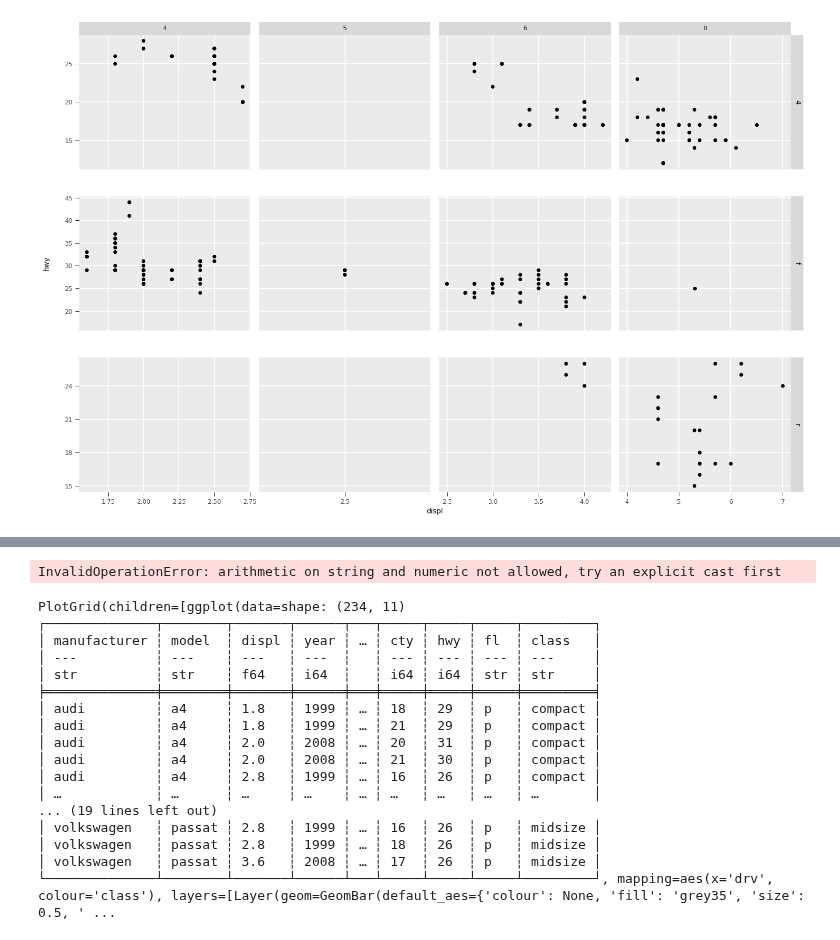
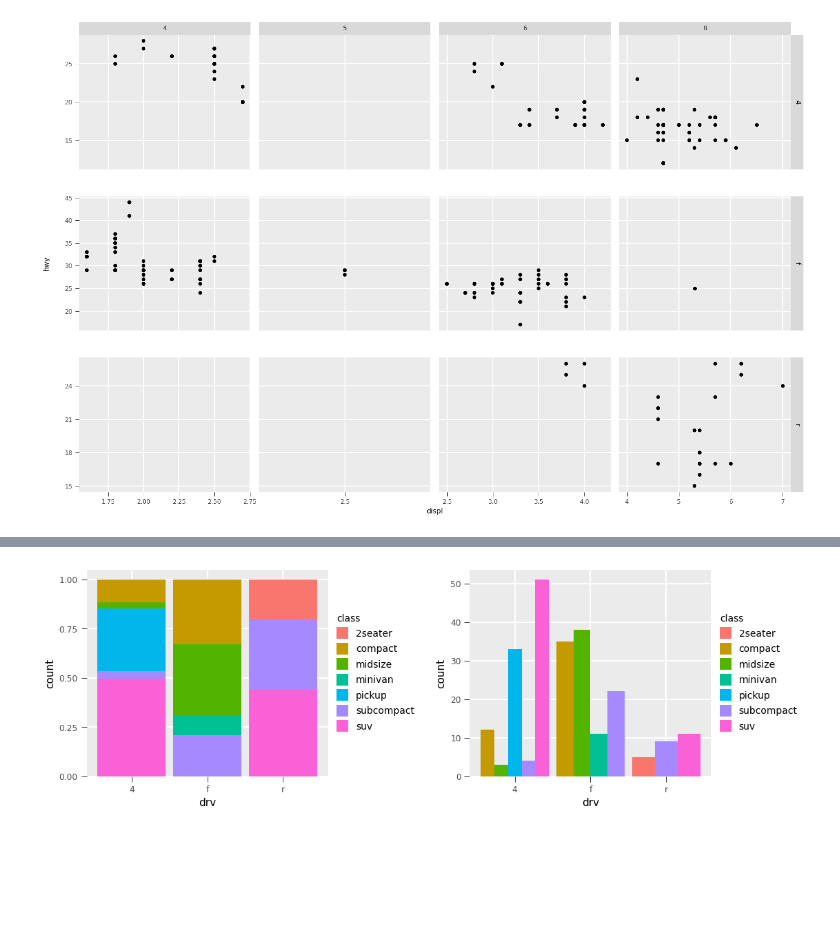
Before and after one commit to huangziwei/hea, a Jupyter notebook: example/books/dataframe.ipynb, the cells around one changed output, grey strips where cells are left out. Drawn from its saved outputs; the diff is of its cells as text; code cells hidden in the pictures; blank space fills up the shorter version.

```diff
--- a/example/books/dataframe.ipynb
+++ b/example/books/dataframe.ipynb
@@ -1200,26 +1184,9 @@ p1+p2
 # %%
 p1 = mpg.ggplot(x="drv", fill="class").geom_bar(position="fill")
-p2 = mpg.ggplot(x="drv", color="class").geom_bar(position="dodge")
+p2 = mpg.ggplot(x="drv", fill="class").geom_bar(position="dodge")
 p1+p2
 # %% [output]
-InvalidOperationError: arithmetic on string and numeric not allowed, try an explicit cast first
-PlotGrid(children=[ggplot(data=shape: (234, 11)
-┌──────────────┬────────┬───────┬──────┬───┬─────┬─────┬─────┬─────────┐
-│ manufacturer ┆ model  ┆ displ ┆ year ┆ … ┆ cty ┆ hwy ┆ fl  ┆ class   │
-│ ---          ┆ ---    ┆ ---   ┆ ---  ┆   ┆ --- ┆ --- ┆ --- ┆ ---     │
-│ str          ┆ str    ┆ f64   ┆ i64  ┆   ┆ i64 ┆ i64 ┆ str ┆ str     │
-╞══════════════╪════════╪═══════╪══════╪═══╪═════╪═════╪═════╪═════════╡
-│ audi         ┆ a4     ┆ 1.8   ┆ 1999 ┆ … ┆ 18  ┆ 29  ┆ p   ┆ compact │
-│ audi         ┆ a4     ┆ 1.8   ┆ 1999 ┆ … ┆ 21  ┆ 29  ┆ p   ┆ compact │
-│ audi         ┆ a4     ┆ 2.0   ┆ 2008 ┆ … ┆ 20  ┆ 31  ┆ p   ┆ compact │
-│ audi         ┆ a4     ┆ 2.0   ┆ 2008 ┆ … ┆ 21  ┆ 30  ┆ p   ┆ compact │
-│ audi         ┆ a4     ┆ 2.8   ┆ 1999 ┆ … ┆ 16  ┆ 26  ┆ p   ┆ compact │
-│ …            ┆ …      ┆ …     ┆ …    ┆ … ┆ …   ┆ …   ┆ …   ┆ …       │
-... (19 lines left out)
-│ volkswagen   ┆ passat ┆ 2.8   ┆ 1999 ┆ … ┆ 16  ┆ 26  ┆ p   ┆ midsize │
-│ volkswagen   ┆ passat ┆ 2.8   ┆ 1999 ┆ … ┆ 18  ┆ 26  ┆ p   ┆ midsize │
-│ volkswagen   ┆ passat ┆ 3.6   ┆ 2008 ┆ … ┆ 17  ┆ 26  ┆ p   ┆ midsize │
-└──────────────┴────────┴───────┴──────┴───┴─────┴─────┴─────┴─────────┘, mapping=aes(x='drv', colour='class'), layers=[Layer(geom=GeomBar(default_aes={'colour': None, 'fill': 'grey35', 'size': 0.5, ' ...
+[figure, added]
 # %%
 mpg.ggplot(x="displ", y="hwy").geom_point(position="jitter")
 # %% [output]
```
Also changed, not shown: parts of 26 cells of this notebook, 7 other files.
